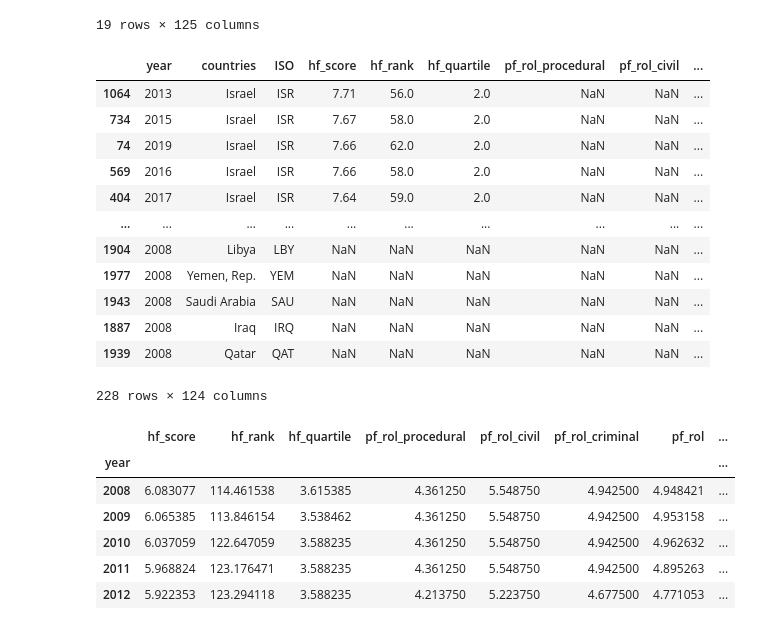
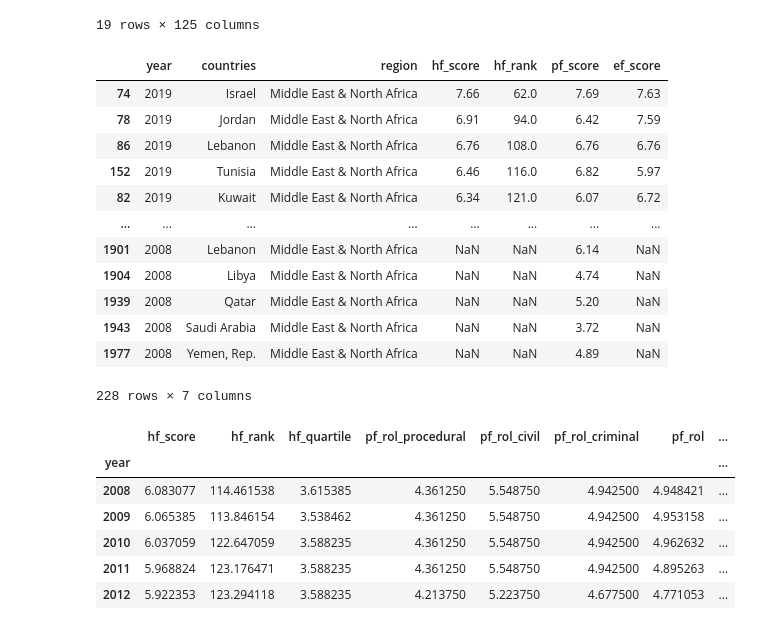
Before and after one commit to NJB7/HumanFreedomIndexProject, a Jupyter notebook: HFIProject.ipynb, the cells around one changed output. Cells and saved outputs as stored; diff of their text form; code cells hidden in the pictures.

```diff
--- a/HFIProject.ipynb
+++ b/HFIProject.ipynb
@@ -101,23 +133,27 @@ df4
 | 144 | 2019 | Syrian Arab Republic | SYR | Middle East & North Africa | 3.66 | 165.0 | 4.0 | NaN | NaN | ... |
 19 rows × 125 columns
 # %%
-dfme = (df3.loc[df3["region"] == "Middle East & North Africa"]
-    .sort_values("hf_score", ascending=False)
-        .drop(columns=['region']))
-    # .groupby(["countries"]).mean())
+# dfme = (df1.loc[df1["region"] == "Middle East & North Africa"]
+#     .sort_values("hf_score", ascending=False)
+#         .drop(columns=['region']))
+#     # .groupby(["countries"]).mean())
+
+dfme = (df1[['year', 'countries', 'region', 'hf_score', 'hf_rank', 'pf_score', 'ef_score']]
+       .loc[df2["region"] == "Middle East & North Africa"]
+       .sort_values(["year", "hf_score"], ascending=False))
 dfme
 # %% [output]
-|  | year | countries | ISO | hf_score | hf_rank | hf_quartile | pf_rol_procedural | pf_rol_civil | ... |
-| 1064 | 2013 | Israel | ISR | 7.71 | 56.0 | 2.0 | NaN | NaN | ... |
-| 734 | 2015 | Israel | ISR | 7.67 | 58.0 | 2.0 | NaN | NaN | ... |
-| 74 | 2019 | Israel | ISR | 7.66 | 62.0 | 2.0 | NaN | NaN | ... |
-| 569 | 2016 | Israel | ISR | 7.66 | 58.0 | 2.0 | NaN | NaN | ... |
-| 404 | 2017 | Israel | ISR | 7.64 | 59.0 | 2.0 | NaN | NaN | ... |
-| ... | ... | ... | ... | ... | ... | ... | ... | ... | ... |
-| 1904 | 2008 | Libya | LBY | NaN | NaN | NaN | NaN | NaN | ... |
-| 1977 | 2008 | Yemen, Rep. | YEM | NaN | NaN | NaN | NaN | NaN | ... |
-| 1943 | 2008 | Saudi Arabia | SAU | NaN | NaN | NaN | NaN | NaN | ... |
-| 1887 | 2008 | Iraq | IRQ | NaN | NaN | NaN | NaN | NaN | ... |
-| 1939 | 2008 | Qatar | QAT | NaN | NaN | NaN | NaN | NaN | ... |
+|  | year | countries | region | hf_score | hf_rank | pf_score | ef_score |
+| 74 | 2019 | Israel | Middle East & North Africa | 7.66 | 62.0 | 7.69 | 7.63 |
+| 78 | 2019 | Jordan | Middle East & North Africa | 6.91 | 94.0 | 6.42 | 7.59 |
+| 86 | 2019 | Lebanon | Middle East & North Africa | 6.76 | 108.0 | 6.76 | 6.76 |
+| 152 | 2019 | Tunisia | Middle East & North Africa | 6.46 | 116.0 | 6.82 | 5.97 |
+| 82 | 2019 | Kuwait | Middle East & North Africa | 6.34 | 121.0 | 6.07 | 6.72 |
+| ... | ... | ... | ... | ... | ... | ... | ... |
+| 1901 | 2008 | Lebanon | Middle East & North Africa | NaN | NaN | 6.14 | NaN |
+| 1904 | 2008 | Libya | Middle East & North Africa | NaN | NaN | 4.74 | NaN |
+| 1939 | 2008 | Qatar | Middle East & North Africa | NaN | NaN | 5.20 | NaN |
+| 1943 | 2008 | Saudi Arabia | Middle East & North Africa | NaN | NaN | 3.72 | NaN |
+| 1977 | 2008 | Yemen, Rep. | Middle East & North Africa | NaN | NaN | 4.89 | NaN |
-228 rows × 124 columns
+228 rows × 7 columns
 # %%
```
Also changed, not shown: parts of 18 cells of this notebook, 2 other files.
